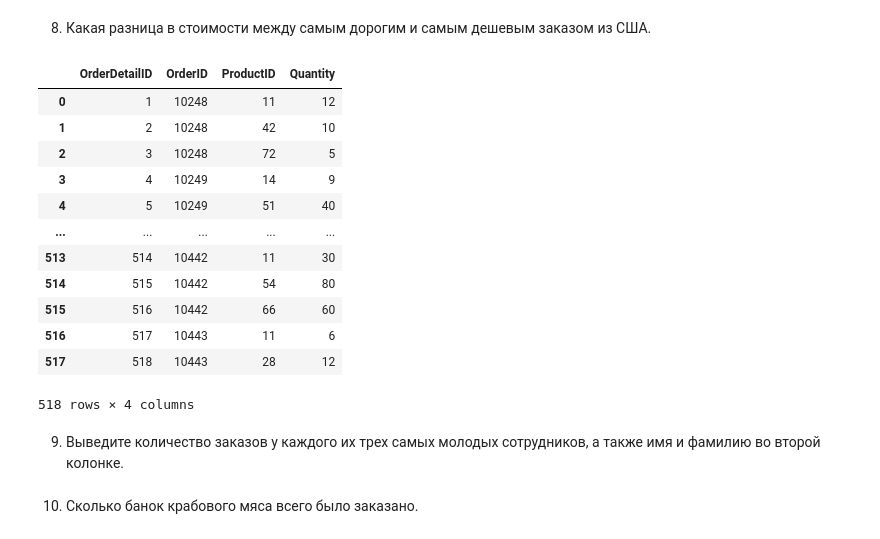
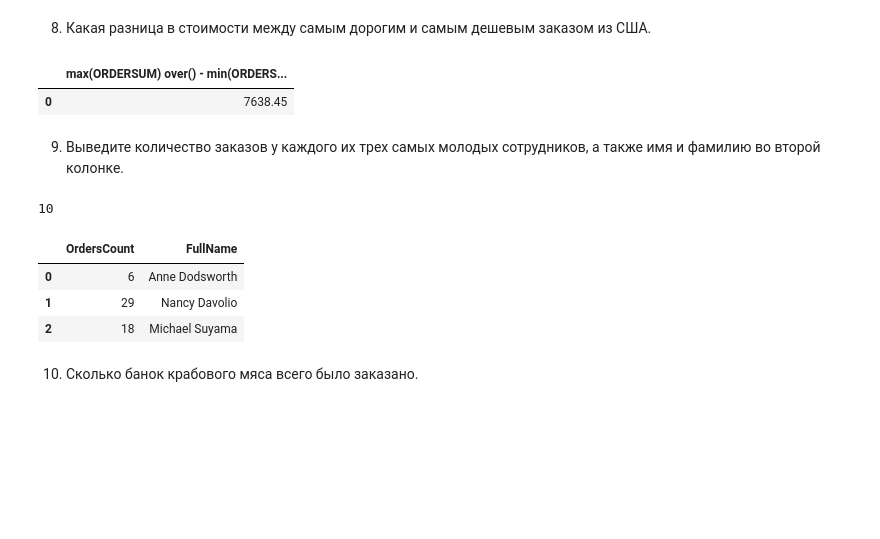
Before and after one commit to IvlevaAnna1/Hometasks, a Jupyter notebook: sql_1_HW_IvlevaAnna.ipynb, the cells around one changed output. Saved outputs shown, nothing was run; the diff lists cells and outputs as text; code cells hidden in the pictures; blank space fills up the shorter version.

```diff
--- a/sql_1_HW_IvlevaAnna.ipynb
+++ b/sql_1_HW_IvlevaAnna.ipynb
@@ -227,34 +217,51 @@ pd.read_sql(
 # %% [markdown]
 8. Какая разница в стоимости между самым дорогим и самым дешевым заказом из США.
-# %%
-pd.read_sql(
-    '''
-    SELECT * FROM OrderDetails
-    ''',
-    con,
-)
-# %% [output]
-|  | OrderDetailID | OrderID | ProductID | Quantity |
-| 0 | 1 | 10248 | 11 | 12 |
-| 1 | 2 | 10248 | 42 | 10 |
-| 2 | 3 | 10248 | 72 | 5 |
-| 3 | 4 | 10249 | 14 | 9 |
-| 4 | 5 | 10249 | 51 | 40 |
-| ... | ... | ... | ... | ... |
-| 513 | 514 | 10442 | 11 | 30 |
-| 514 | 515 | 10442 | 54 | 80 |
-| 515 | 516 | 10442 | 66 | 60 |
-| 516 | 517 | 10443 | 11 | 6 |
-| 517 | 518 | 10443 | 28 | 12 |
-518 rows × 4 columns
+# %%
+pd.read_sql(
+    '''
+    select max(ORDERSUM) over() -  min(ORDERSUM) over()
+    from
+    (
+    select *, sum(t.Price*t.Quantity) over(partition by t.OrderID) as ORDERSUM
+    from
+    (
+    select * FROM Orders o
+    left join OrderDetails od on o.OrderID = od.OrderID
+    left join Products p on od.ProductID = p.ProductID
+    left join Categories cat on p.CategoryID = cat.CategoryID
+    left join Customers cust on o.CustomerID = cust.CustomerID
+    WHERE cust.Country = 'USA' ) t) t2
+    limit 1
+    ''',
+    con,
+)
+# %% [output]
+|  | max(ORDERSUM) over() - min(ORDERS... |
+| 0 | 7638.45 |
 # %% [markdown]
 9. Выведите количество заказов у каждого их трех самых молодых сотрудников, а также имя и фамилию во второй колонке.
 # %%
-pd.read_sql(
-    '''
-    SELECT * FROM Categories
-    ''',
-    con,
-)
+Employees2 = pd.read_sql('SELECT * FROM Employees2', con, parse_dates=['BirthDate'])
+# %%
+Employees2.to_sql('Employees2', con, index=False, if_exists='replace')
+# %% [output]
+10
+# %%
+pd.read_sql(
+    '''
+    SELECT count() OrdersCount, (e.FirstName || ' ' || e.LastName) FullName
+    FROM Orders o, Employees2 e
+    WHERE o.EmployeeID = e.EmployeeID
+    GROUP BY e.EmployeeID
+    ORDER BY e.BirthDate DESC
+    LIMIT 3
+    ''',
+    con,
+)
+# %% [output]
+|  | OrdersCount | FullName |
+| 0 | 6 | Anne Dodsworth |
+| 1 | 29 | Nancy Davolio |
+| 2 | 18 | Michael Suyama |
 # %% [markdown]
 10. Сколько банок крабового мяса всего было заказано.
```
Also changed, not shown: parts of 5 cells of this notebook.
